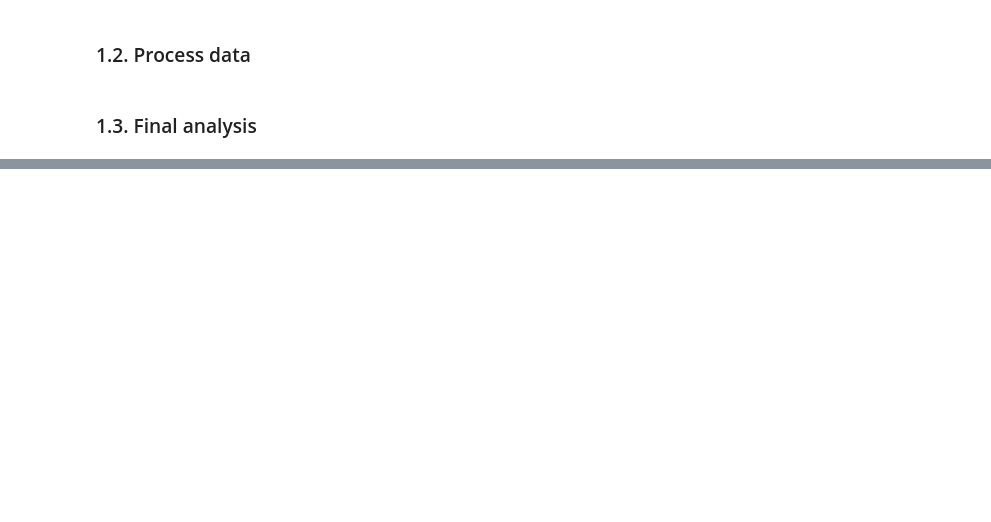
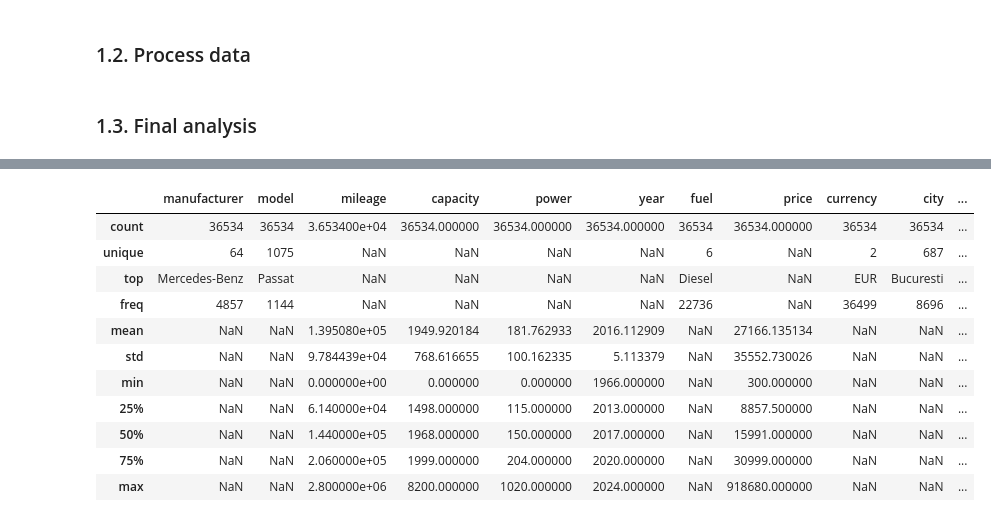
Before and after one commit to romanmurzac/EvaCar, a Jupyter notebook: internal_tools/data_analyzer.ipynb, the cells around one changed output, grey strips where cells are left out. Cells and saved outputs as stored; diff of their text form; code cells hidden in the pictures; blank space fills up the shorter version.

Commit message:
Updated data process steps and generate processed data file.

```diff
--- a/internal_tools/data_analyzer.ipynb
+++ b/internal_tools/data_analyzer.ipynb
@@ -106,12 +103,4 @@ df.insert(loc=3, column="capacity", value=capacity)
 # Add power column
 power = df["long_description"].apply(extract_data, args=[" • ", "CP"])
 df.insert(loc=4, column="power", value=power)
-# %%
-# Drop rows with wrong placed data
-df = df.drop(df[(df.mileage == "Benzina") | \
-                (df.mileage == "Diesel") | \
-                    (df.mileage == "Hibrid") | \
-                        (df.mileage == "Electric") | \
-                            (df.mileage == "Benzina + GPL") | \
-                                (df.mileage == "Benzina + CNG")].index)
 # %%
@@ -123,5 +114 @@ df["mileage"] = df["mileage"].apply(extract_data, args=[" • ", "km"])
 df["price"] = df["price"].apply(remove_space)
-# %%
-df = df.drop(df[(df.mileage == '')].index)
-# %%
-df = df.drop(df[(df.capacity == '')].index)
@@ -130,3 +115,6 @@ df
+# %%
+# Replace NaN values with zero in mileage column
+df['mileage'] = df['mileage'].fillna(0)
 # %%
 # Change data types
 data_types = {"mileage": int,
@@ -143,0 +144,16 @@ df.sample(10)
+# %%
+# Describe
+df.describe(include="all")
+# %% [output]
+|  | manufacturer | model | mileage | capacity | power | year | fuel | price | currency | city | ... |
+| count | 36534 | 36534 | 3.653400e+04 | 36534.000000 | 36534.000000 | 36534.000000 | 36534 | 36534.000000 | 36534 | 36534 | ... |
+| unique | 64 | 1075 | NaN | NaN | NaN | NaN | 6 | NaN | 2 | 687 | ... |
+| top | Mercedes-Benz | Passat | NaN | NaN | NaN | NaN | Diesel | NaN | EUR | Bucuresti | ... |
+| freq | 4857 | 1144 | NaN | NaN | NaN | NaN | 22736 | NaN | 36499 | 8696 | ... |
+| mean | NaN | NaN | 1.395080e+05 | 1949.920184 | 181.762933 | 2016.112909 | NaN | 27166.135134 | NaN | NaN | ... |
+| std | NaN | NaN | 9.784439e+04 | 768.616655 | 100.162335 | 5.113379 | NaN | 35552.730026 | NaN | NaN | ... |
+| min | NaN | NaN | 0.000000e+00 | 0.000000 | 0.000000 | 1966.000000 | NaN | 300.000000 | NaN | NaN | ... |
+| 25% | NaN | NaN | 6.140000e+04 | 1498.000000 | 115.000000 | 2013.000000 | NaN | 8857.500000 | NaN | NaN | ... |
+| 50% | NaN | NaN | 1.440000e+05 | 1968.000000 | 150.000000 | 2017.000000 | NaN | 15991.000000 | NaN | NaN | ... |
+| 75% | NaN | NaN | 2.060000e+05 | 1999.000000 | 204.000000 | 2020.000000 | NaN | 30999.000000 | NaN | NaN | ... |
+| max | NaN | NaN | 2.800000e+06 | 8200.000000 | 1020.000000 | 2024.000000 | NaN | 918680.000000 | NaN | NaN | ... |
```
Also changed, not shown: parts of 12 cells of this notebook, 2 other files.
